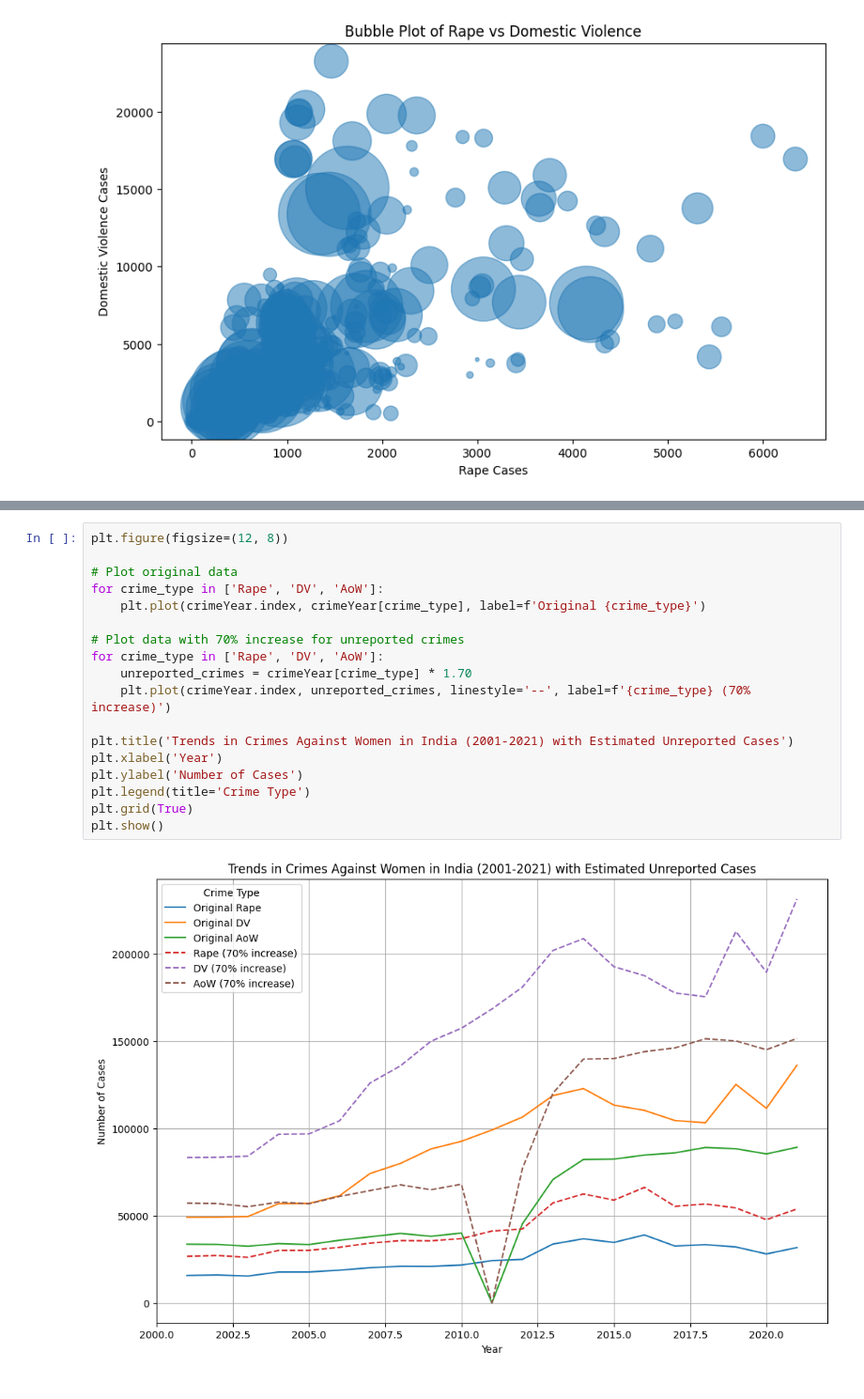
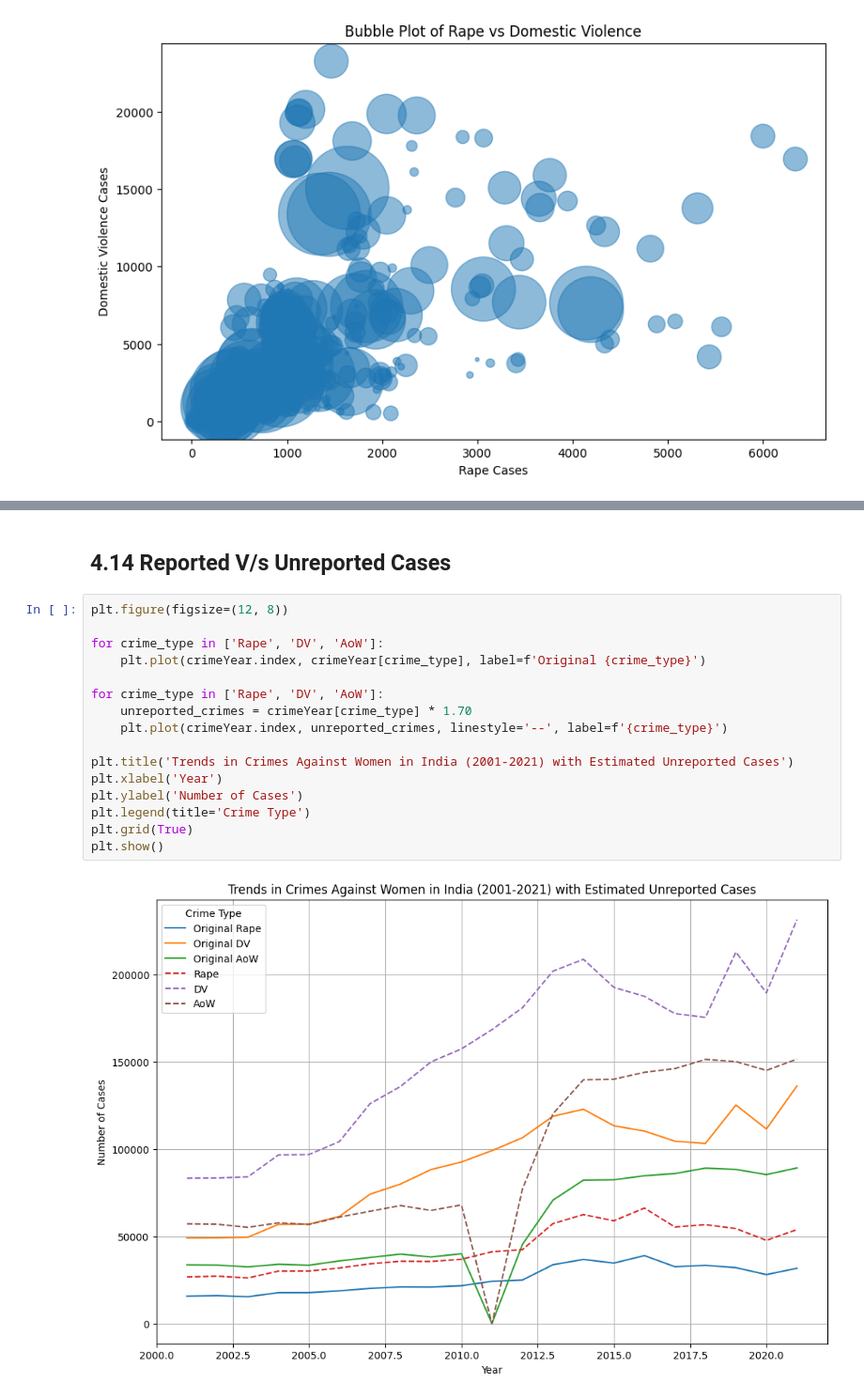
Before and after one commit to Amannpy/Data-Analysis, a Jupyter notebook: crime-against-women-2001-2021.ipynb, the cells around one changed output, grey strips where cells are left out. Shown at 94% size. Saved outputs shown, nothing was run; the diff lists cells and outputs as text.

Commit message:
Kaggle Notebook | Crime Against Women 2001-2021 | Version 3

```diff
--- a/crime-against-women-2001-2021.ipynb
+++ b/crime-against-women-2001-2021.ipynb
@@ -547,21 +516,21 @@ widgets.interact(draw_radar_chart, state=state_dropdown)
 <function __main__.draw_radar_chart(state)>
+# %% [markdown]
+## 4.14 Reported V/s Unreported Cases
 # %%
 plt.figure(figsize=(12, 8))
 
-# Plot original data
 for crime_type in ['Rape', 'DV', 'AoW']:
     plt.plot(crimeYear.index, crimeYear[crime_type], label=f'Original {crime_type}')
 
-# Plot data with 70% increase for unreported crimes
 for crime_type in ['Rape', 'DV', 'AoW']:
     unreported_crimes = crimeYear[crime_type] * 1.70
-    plt.plot(crimeYear.index, unreported_crimes, linestyle='--', label=f'{crime_type} (70% increase)')
+    plt.plot(crimeYear.index, unreported_crimes, linestyle='--', label=f'{crime_type}')
 
 plt.title('Trends in Crimes Against Women in India (2001-2021) with Estimated Unreported Cases')
 plt.xlabel('Year')
 plt.ylabel('Number of Cases')
 plt.legend(title='Crime Type')
 plt.grid(True)
 plt.show()
 # %% [output]
-[figure, old version]
+[figure, new version]
```
Also changed, not shown: parts of 34 cells of this notebook.
